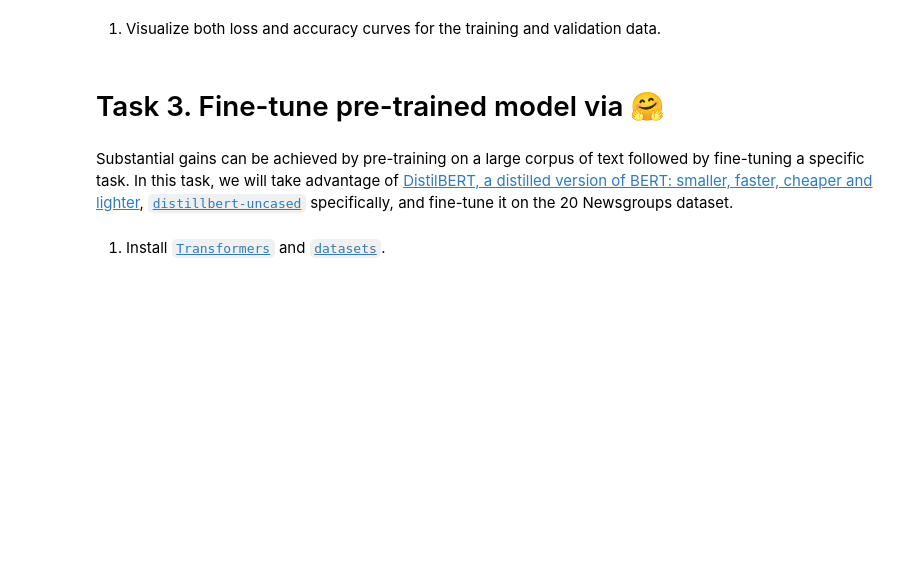
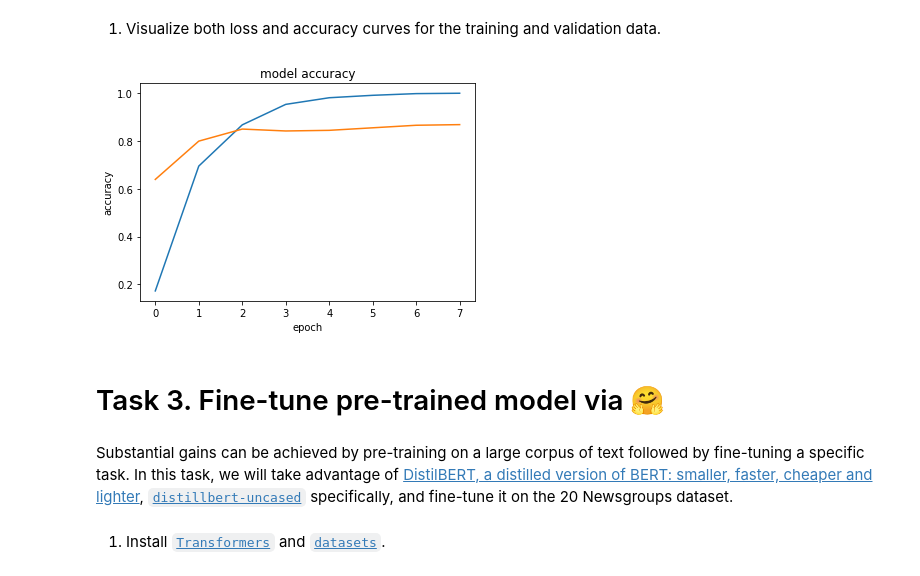
Before and after one commit to PanoEvJ/my-MLE-11, a Jupyter notebook: assignments/week-11-transformers/nb/news-article-classification.ipynb, the cells around one changed output. Saved outputs shown, nothing was run; the diff lists cells and outputs as text; code cells hidden in the pictures; blank space fills up the shorter version.

```diff
--- a/assignments/week-11-transformers/nb/news-article-classification.ipynb
+++ b/assignments/week-11-transformers/nb/news-article-classification.ipynb
@@ -165,7 +157,7 @@ To enable them in other operations, rebuild TensorFlow with the appropriate comp
 # %%
 class PositionalEmbedding(L.Layer):
     def __init__(self, sequence_length, input_dim, output_dim, **kwargs):
-        self.token_embeddings = L.Embedding(input_dim=sequence_length , output_dim=output_dim )  # YOUR CODE HERE
+        self.token_embeddings = L.Embedding(input_dim=input_dim , output_dim=output_dim )  # YOUR CODE HERE
         self.position_embeddings = L.Embedding(input_dim=sequence_length , output_dim=output_dim ) # YOUR CODE HERE
         self.sequence_length = sequence_length
         self.input_dim = input_dim
@@ -330,6 +325,15 @@ Detected at node 'model/positional_embedding/embedding/embedding_lookup' defined
 1. Visualize both loss and accuracy curves for the training and validation data.
 # %%
 # YOUR CODE HERE
+from matplotlib import pyplot as plt
+plt.plot(history.history['accuracy'])
+plt.plot(history.history['val_accuracy'])
+plt.title('model accuracy')
+plt.ylabel('accuracy')
+plt.xlabel('epoch')
+plt.show()
+# %% [output]
+[figure, added]
 # %% [markdown]
 # Task 3. Fine-tune pre-trained model via 🤗
 # %% [markdown]
```
Also changed, not shown: parts of 20 cells of this notebook.
